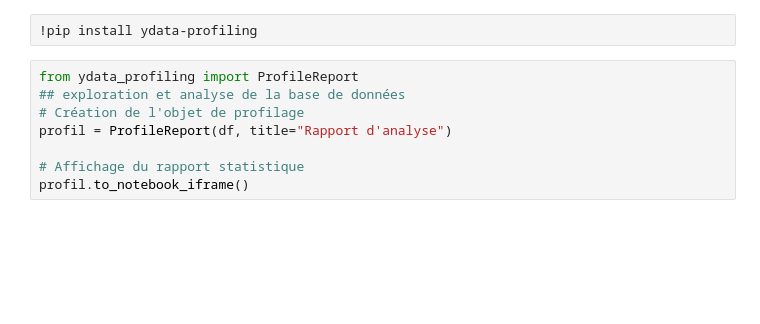
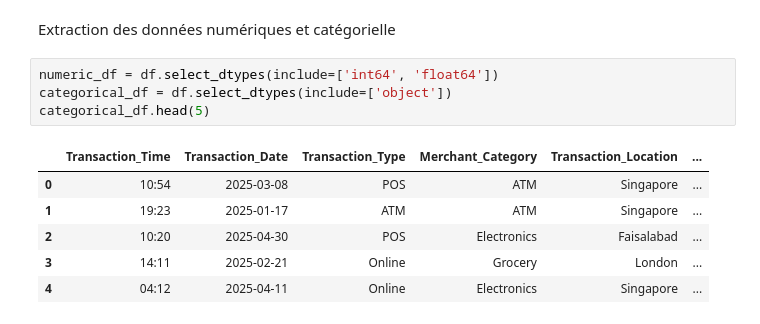
Before and after one commit to taponjou/SudokuXYZ, a Jupyter notebook: projet_sci_1402.ipynb, the cells around one changed output. Drawn from its saved outputs; the diff is of its cells as text; blank space fills up the shorter version.

```diff
--- a/projet_sci_1402.ipynb
+++ b/projet_sci_1402.ipynb
@@ -15,10 +30,13 @@ print(df.head())
-# %%
-!pip install ydata-profiling
-# %%
-from ydata_profiling import ProfileReport
-## exploration et analyse de la base de données
-# Création de l'objet de profilage
-profil = ProfileReport(df, title="Rapport d'analyse")
-
-# Affichage du rapport statistique
-profil.to_notebook_iframe()
+# %% [markdown]
+Extraction des données numériques et catégorielle
+# %%
+numeric_df = df.select_dtypes(include=['int64', 'float64'])
+categorical_df = df.select_dtypes(include=['object'])
+categorical_df.head(5)
+# %% [output]
+|  | Transaction_Time | Transaction_Date | Transaction_Type | Merchant_Category | Transaction_Location | ... |
+| 0 | 10:54 | 2025-03-08 | POS | ATM | Singapore | ... |
+| 1 | 19:23 | 2025-01-17 | ATM | ATM | Singapore | ... |
+| 2 | 10:20 | 2025-04-30 | POS | Electronics | Faisalabad | ... |
+| 3 | 14:11 | 2025-02-21 | Online | Grocery | London | ... |
+| 4 | 04:12 | 2025-04-11 | Online | Electronics | Singapore | ... |
```
Also changed, not shown: parts of 10 cells of this notebook.
